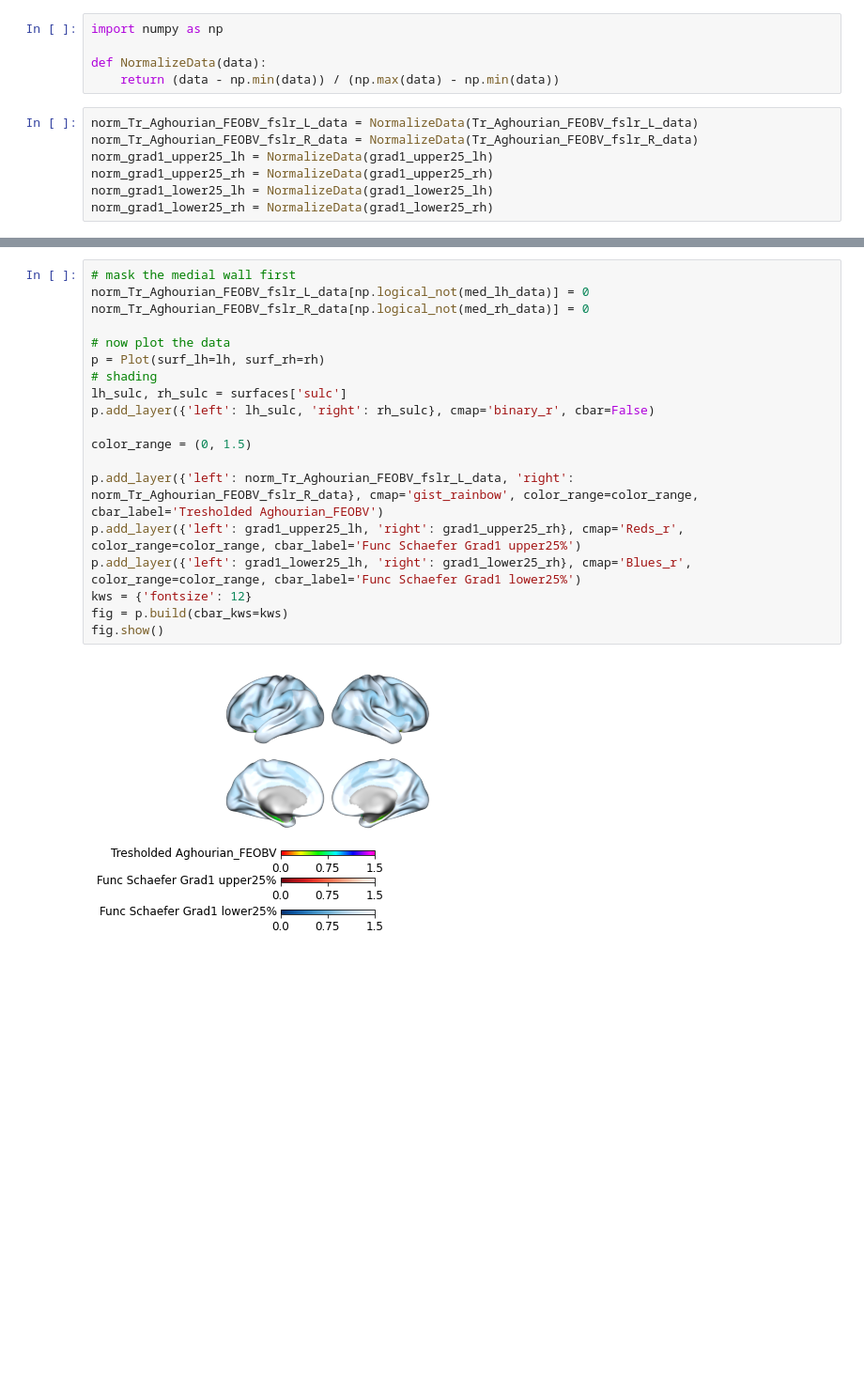
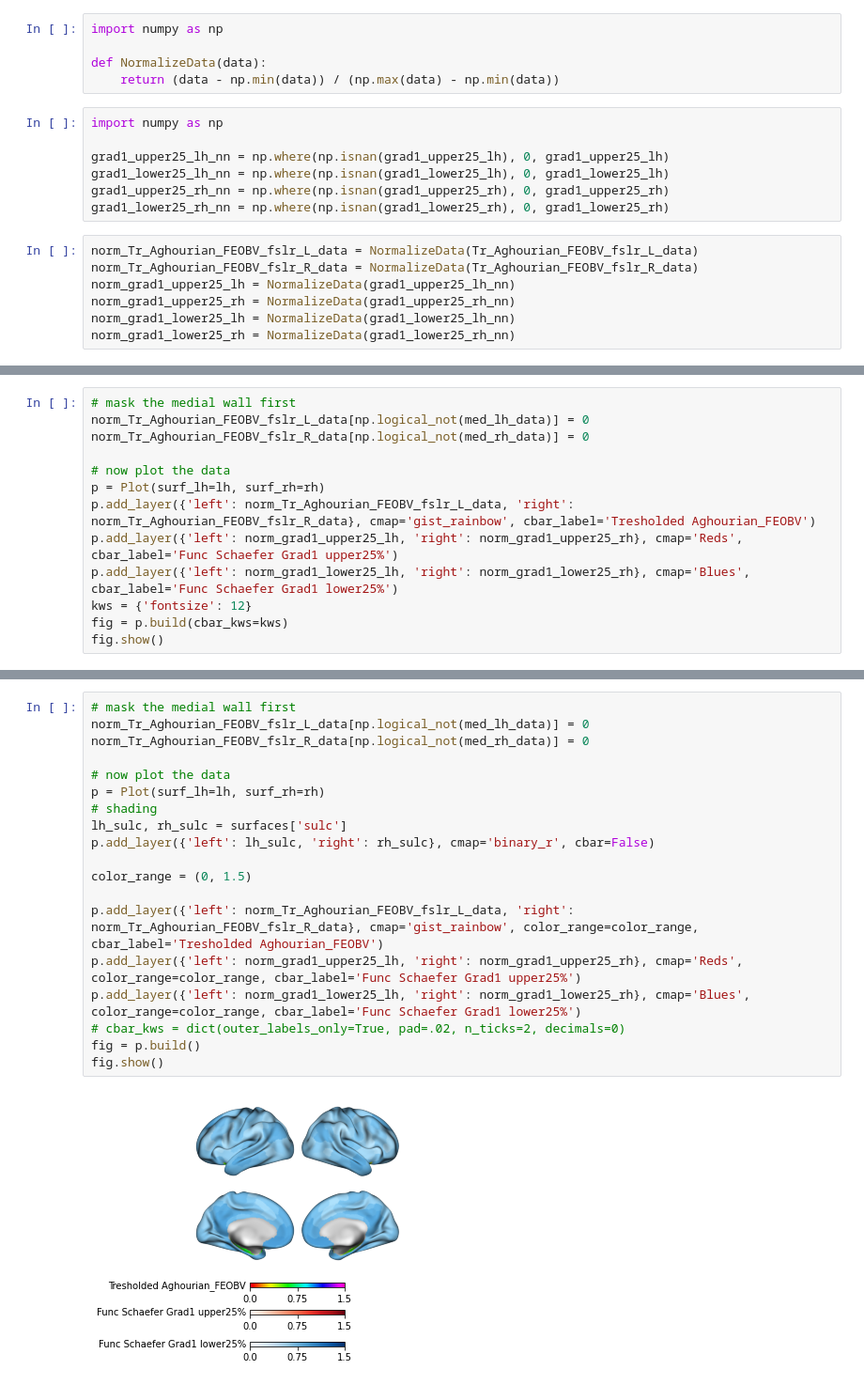
Before and after one commit to sudesnac/HumanBF-Connectivity, a Jupyter notebook: notebook/Neuromaps_receptors.ipynb, the cells around one changed output, grey strips where cells are left out. Shown: that part at 94% size. Cells and saved outputs as stored; diff of their text form; blank space fills up the shorter version.

```diff
--- a/notebook/Neuromaps_receptors.ipynb
+++ b/notebook/Neuromaps_receptors.ipynb
@@ -529,11 +624,18 @@ import numpy as np
 
 def NormalizeData(data):
     return (data - np.min(data)) / (np.max(data) - np.min(data))
+# %%
+import numpy as np
+
+grad1_upper25_lh_nn = np.where(np.isnan(grad1_upper25_lh), 0, grad1_upper25_lh)
+grad1_lower25_lh_nn = np.where(np.isnan(grad1_lower25_lh), 0, grad1_lower25_lh)
+grad1_upper25_rh_nn = np.where(np.isnan(grad1_upper25_rh), 0, grad1_upper25_rh)
+grad1_lower25_rh_nn = np.where(np.isnan(grad1_lower25_rh), 0, grad1_lower25_rh)
 # %%
 norm_Tr_Aghourian_FEOBV_fslr_L_data = NormalizeData(Tr_Aghourian_FEOBV_fslr_L_data)
 norm_Tr_Aghourian_FEOBV_fslr_R_data = NormalizeData(Tr_Aghourian_FEOBV_fslr_R_data)
-norm_grad1_upper25_lh = NormalizeData(grad1_upper25_lh)
-norm_grad1_upper25_rh = NormalizeData(grad1_upper25_rh)
-norm_grad1_lower25_lh = NormalizeData(grad1_lower25_lh)
-norm_grad1_lower25_rh = NormalizeData(grad1_lower25_rh)
+norm_grad1_upper25_lh = NormalizeData(grad1_upper25_lh_nn)
+norm_grad1_upper25_rh = NormalizeData(grad1_upper25_rh_nn)
+norm_grad1_lower25_lh = NormalizeData(grad1_lower25_lh_nn)
+norm_grad1_lower25_rh = NormalizeData(grad1_lower25_rh_nn)
 # %%
@@ -543,0 +645,13 @@ array([0.95201653, 1.1768702 , 1.2600524 , ..., 1.1214395 , 1.1214395 ,
+# %%
+# mask the medial wall first
+norm_Tr_Aghourian_FEOBV_fslr_L_data[np.logical_not(med_lh_data)] = 0
+norm_Tr_Aghourian_FEOBV_fslr_R_data[np.logical_not(med_rh_data)] = 0
+
+# now plot the data
+p = Plot(surf_lh=lh, surf_rh=rh)
+p.add_layer({'left': norm_Tr_Aghourian_FEOBV_fslr_L_data, 'right': norm_Tr_Aghourian_FEOBV_fslr_R_data}, cmap='gist_rainbow', cbar_label='Tresholded Aghourian_FEOBV')
+p.add_layer({'left': norm_grad1_upper25_lh, 'right': norm_grad1_upper25_rh}, cmap='Reds', cbar_label='Func Schaefer Grad1 upper25%')
+p.add_layer({'left': norm_grad1_lower25_lh, 'right': norm_grad1_lower25_rh}, cmap='Blues', cbar_label='Func Schaefer Grad1 lower25%')
+kws = {'fontsize': 12}
+fig = p.build(cbar_kws=kws)
+fig.show()
@@ -544,21 +660,21 @@ array([0.95201653, 1.1768702 , 1.2600524 , ..., 1.1214395 , 1.1214395 ,
 # %%
 # mask the medial wall first
 norm_Tr_Aghourian_FEOBV_fslr_L_data[np.logical_not(med_lh_data)] = 0
 norm_Tr_Aghourian_FEOBV_fslr_R_data[np.logical_not(med_rh_data)] = 0
 
 # now plot the data
 p = Plot(surf_lh=lh, surf_rh=rh)
 # shading
 lh_sulc, rh_sulc = surfaces['sulc']
 p.add_layer({'left': lh_sulc, 'right': rh_sulc}, cmap='binary_r', cbar=False)
 
 color_range = (0, 1.5)
 
 p.add_layer({'left': norm_Tr_Aghourian_FEOBV_fslr_L_data, 'right': norm_Tr_Aghourian_FEOBV_fslr_R_data}, cmap='gist_rainbow', color_range=color_range, cbar_label='Tresholded Aghourian_FEOBV')
-p.add_layer({'left': grad1_upper25_lh, 'right': grad1_upper25_rh}, cmap='Reds_r', color_range=color_range, cbar_label='Func Schaefer Grad1 upper25%')
-p.add_layer({'left': grad1_lower25_lh, 'right': grad1_lower25_rh}, cmap='Blues_r', color_range=color_range, cbar_label='Func Schaefer Grad1 lower25%')
-kws = {'fontsize': 12}
-fig = p.build(cbar_kws=kws)
+p.add_layer({'left': norm_grad1_upper25_lh, 'right': norm_grad1_upper25_rh}, cmap='Reds', color_range=color_range, cbar_label='Func Schaefer Grad1 upper25%')
+p.add_layer({'left': norm_grad1_lower25_lh, 'right': norm_grad1_lower25_rh}, cmap='Blues', color_range=color_range, cbar_label='Func Schaefer Grad1 lower25%')
+# cbar_kws = dict(outer_labels_only=True, pad=.02, n_ticks=2, decimals=0)
+fig = p.build()
 fig.show()
 # %% [output]
-[figure, old version]
+[figure, new version]
```
Also changed, not shown: parts of 15 cells of this notebook, 32 other files.
